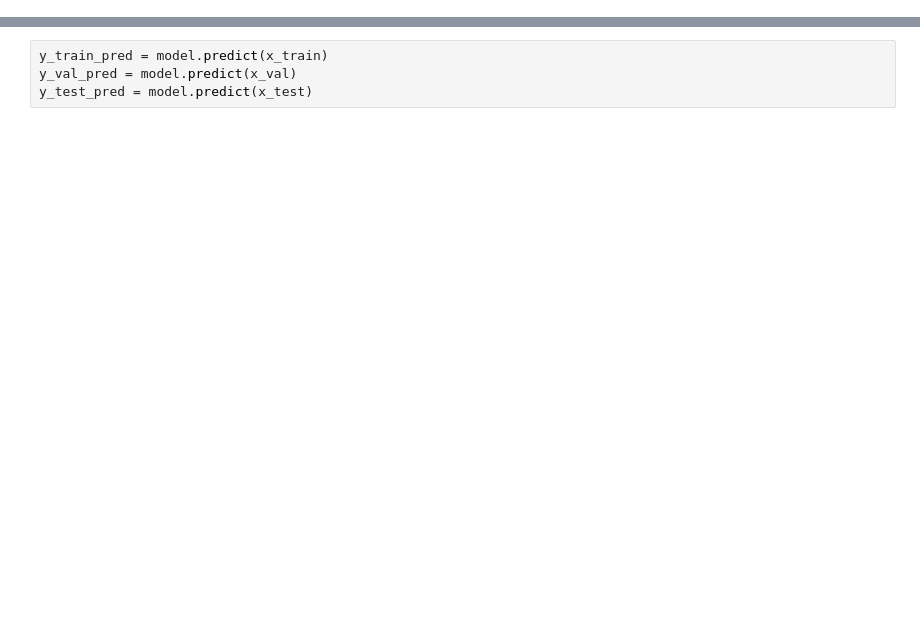
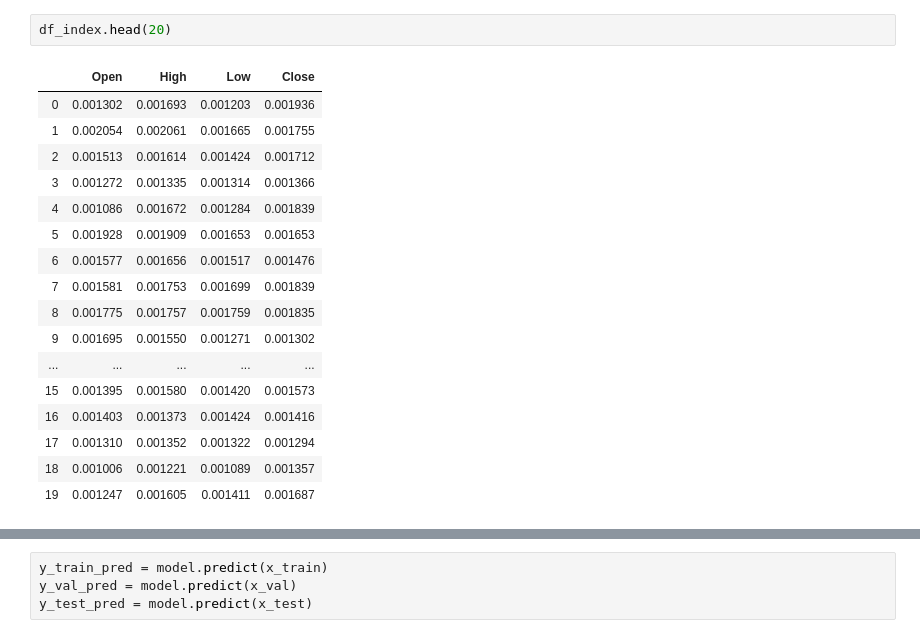
Before and after one commit to nessessence/stockPricePrediction, a Jupyter notebook: stock_can_change_our_world.ipynb, the cells around one changed output, grey strips where cells are left out. Cells and saved outputs as stored; diff of their text form; blank space fills up the shorter version.

```diff
--- a/stock_can_change_our_world.ipynb
+++ b/stock_can_change_our_world.ipynb
@@ -131 +166,21 @@ y_test.shape =  (124, 4)
+# %%
+df_index.head(20)
+# %% [output]
+|  | Open | High | Low | Close |
+| 0 | 0.001302 | 0.001693 | 0.001203 | 0.001936 |
+| 1 | 0.002054 | 0.002061 | 0.001665 | 0.001755 |
+| 2 | 0.001513 | 0.001614 | 0.001424 | 0.001712 |
+| 3 | 0.001272 | 0.001335 | 0.001314 | 0.001366 |
+| 4 | 0.001086 | 0.001672 | 0.001284 | 0.001839 |
+| 5 | 0.001928 | 0.001909 | 0.001653 | 0.001653 |
+| 6 | 0.001577 | 0.001656 | 0.001517 | 0.001476 |
+| 7 | 0.001581 | 0.001753 | 0.001699 | 0.001839 |
+| 8 | 0.001775 | 0.001757 | 0.001759 | 0.001835 |
+| 9 | 0.001695 | 0.001550 | 0.001271 | 0.001302 |
+| ... | ... | ... | ... | ... |
+| 15 | 0.001395 | 0.001580 | 0.001420 | 0.001573 |
+| 16 | 0.001403 | 0.001373 | 0.001424 | 0.001416 |
+| 17 | 0.001310 | 0.001352 | 0.001322 | 0.001294 |
+| 18 | 0.001006 | 0.001221 | 0.001089 | 0.001357 |
+| 19 | 0.001247 | 0.001605 | 0.001411 | 0.001687 |
 # %%
```
Also changed, not shown: parts of 22 cells of this notebook, 1 other file.
